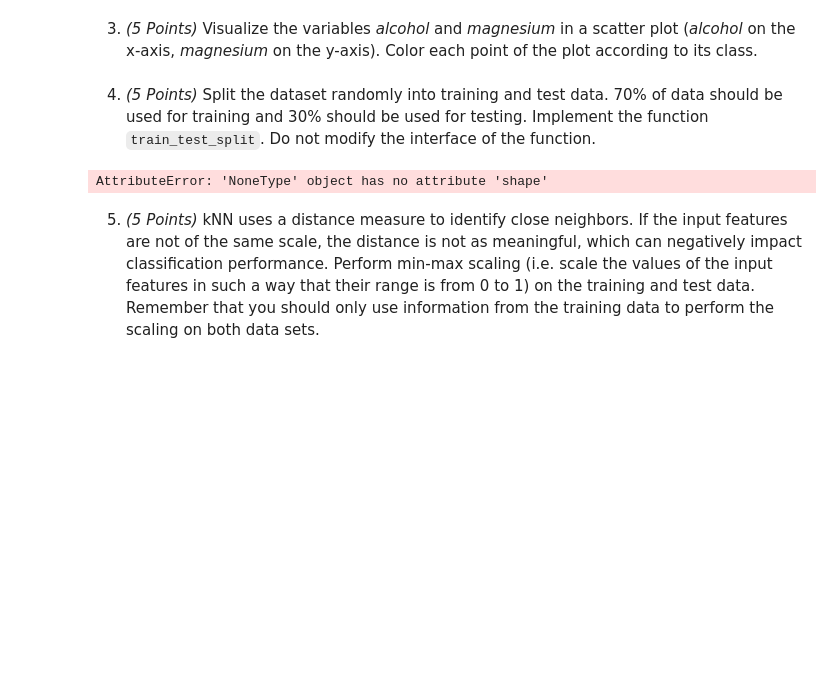
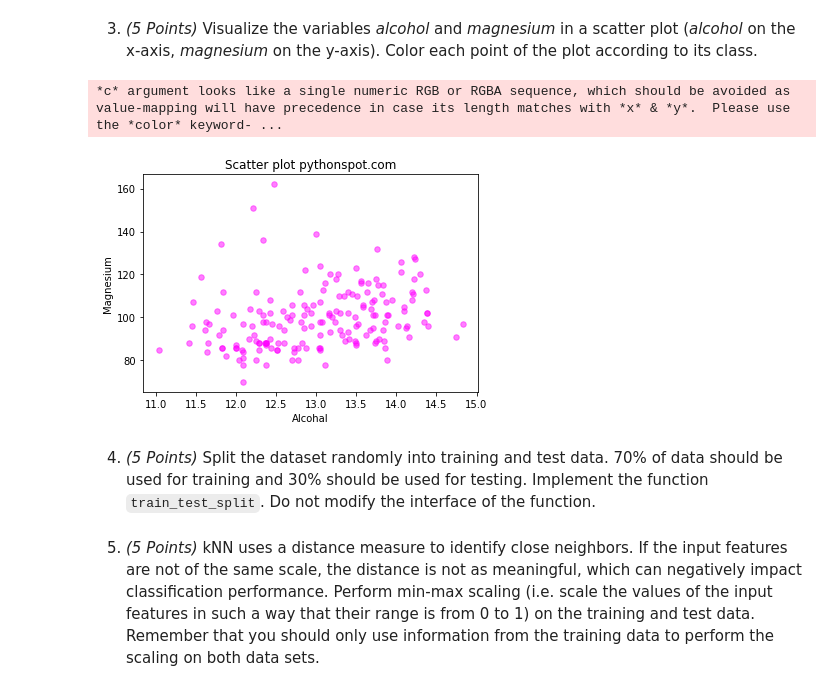
Before and after one commit to Abdul6498/Machine_Learning-master, a Jupyter notebook: Assignment_1/assignment1.ipynb, the cells around one changed output. Saved outputs shown, nothing was run; the diff lists cells and outputs as text; code cells hidden in the pictures; blank space fills up the shorter version.

```diff
--- a/Assignment_1/assignment1.ipynb
+++ b/Assignment_1/assignment1.ipynb
@@ -49,3 +100,20 @@ print(len(y))
+# %%
+# Implement your solution here.
+alcohal = X[:,0]
+magnesium = X[:,4]
+colors = (1,0,1)
+groups = (0, 1, 2)
+area = 30
+
+# Plot
+plt.scatter(alcohal, magnesium, s=area, c=colors, alpha=0.5, label=groups)
+plt.title('Scatter plot pythonspot.com')
+plt.xlabel('Alcohal')
+plt.ylabel('Magnesium')
+plt.show()
+# %% [output]
+*c* argument looks like a single numeric RGB or RGBA sequence, which should be avoided as value-mapping will have precedence in case its length matches with *x* & *y*.  Please use the *color* keyword- ...
+[figure, added]
 # %% [markdown]
 4) *(5 Points)* Split the dataset randomly into training and test data. 70% of data should be used for training and 30% should be used for testing. Implement the function `train_test_split`. Do not modify the interface of the function.
 # %%
@@ -55,14 +123,30 @@ def train_test_split(X, y):
         where X_train and X_test are the input features of the training and test set,
         and y_train and y_test are the class labels of the training and test set.
     """
-    return None, None, None, None
+    data = np.column_stack((X,y))
+    size_col = data.shape[1]
+    np.random.shuffle(data)
+
+    temp_y = data[:, 13]
+    new_y = np.array(temp_y , dtype=y.dtype)
+
+    new_X = data[:,:13]
+
+    train_sample = int(num_sample * 0.7)
+    test_sample = int(num_sample * 0.3)
+
+    X_train = new_X[0:train_sample, :]
+    y_train = new_y[0:train_sample]
+
+    X_test = new_X[train_sample:num_sample, :]
+    y_test = new_y[train_sample:num_sample]
+
+    return X_train, X_test, y_train, y_test
 
 X_train, X_test, y_train, y_test = train_test_split(X, y)
 
 assert (X_train.shape[0] + X_test.shape[0]) == X.shape[0]
 assert (y_train.shape[0] + y_test.shape[0]) == y.shape[0]
 assert X_train.shape[1] == X_test.shape[1]
-# %% [output]
-AttributeError: 'NoneType' object has no attribute 'shape'
 # %% [markdown]
 5) *(5 Points)* kNN uses a distance measure to identify close neighbors. If the input features are not of the same scale, the distance is not as meaningful, which can negatively impact classification performance. Perform min-max scaling (i.e. scale the values of the input features in such a way that their range is from 0 to 1) on the training and test data. Remember that you should only use information from the training data to perform the scaling on both data sets.
```
Also changed, not shown: parts of 13 cells of this notebook.
